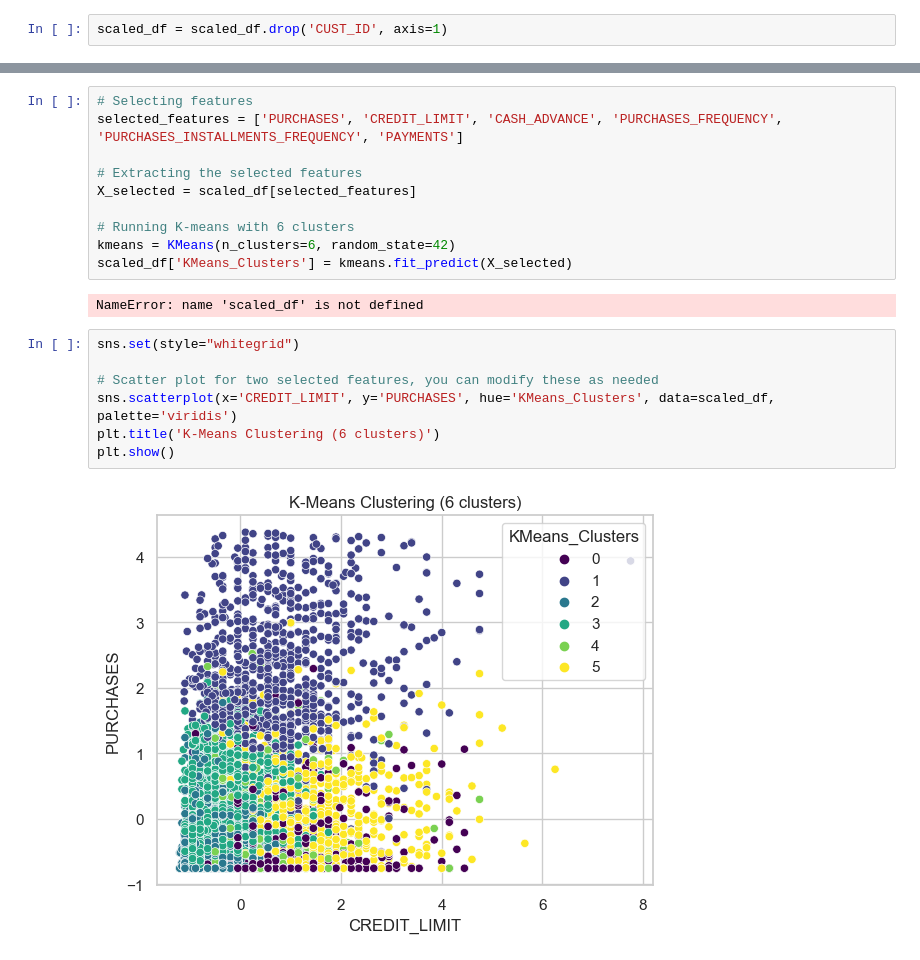
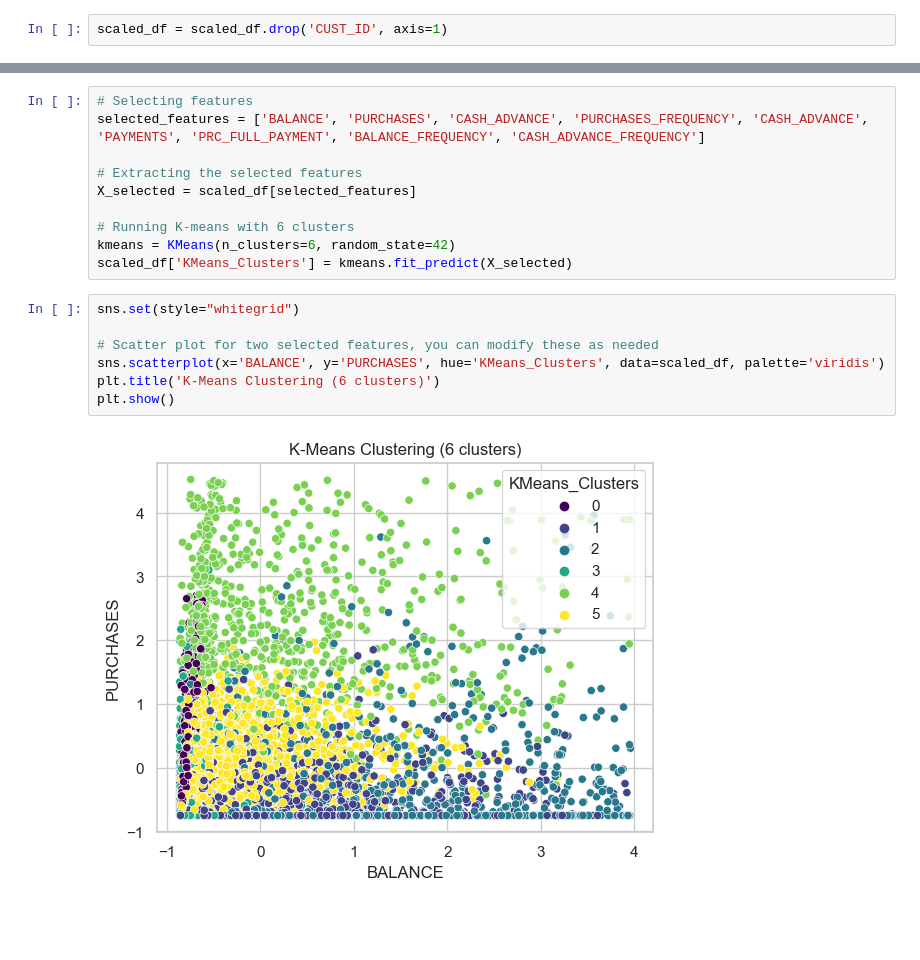
Before and after one commit to arshiaarora10/DatascienceAA, a Jupyter notebook: Fall Term/Assignment2Fall.ipynb, the cells around one changed output, grey strips where cells are left out. Drawn from its saved outputs; the diff is of its cells as text; blank space fills up the shorter version.

```diff
--- a/Fall Term/Assignment2Fall.ipynb
+++ b/Fall Term/Assignment2Fall.ipynb
@@ -339,6 +395,7 @@ plt.show()
 # %%
 # Selecting features
-selected_features = ['PURCHASES', 'CREDIT_LIMIT', 'CASH_ADVANCE', 'PURCHASES_FREQUENCY', 'PURCHASES_INSTALLMENTS_FREQUENCY', 'PAYMENTS']
+selected_features = ['BALANCE', 'PURCHASES', 'CASH_ADVANCE', 'PURCHASES_FREQUENCY', 'CASH_ADVANCE',
+'PAYMENTS', 'PRC_FULL_PAYMENT', 'BALANCE_FREQUENCY', 'CASH_ADVANCE_FREQUENCY']
 
 # Extracting the selected features
 X_selected = scaled_df[selected_features]
@@ -346,17 +403,15 @@ X_selected = scaled_df[selected_features]
 # Running K-means with 6 clusters
 kmeans = KMeans(n_clusters=6, random_state=42)
 scaled_df['KMeans_Clusters'] = kmeans.fit_predict(X_selected)
-# %% [output]
-NameError: name 'scaled_df' is not defined
 # %%
 sns.set(style="whitegrid")
 
 # Scatter plot for two selected features, you can modify these as needed
-sns.scatterplot(x='CREDIT_LIMIT', y='PURCHASES', hue='KMeans_Clusters', data=scaled_df, palette='viridis')
+sns.scatterplot(x='BALANCE', y='PURCHASES', hue='KMeans_Clusters', data=scaled_df, palette='viridis')
 plt.title('K-Means Clustering (6 clusters)')
 plt.show()
 # %% [output]
-[figure, old version]
+[figure, new version]
 # %%
 sns.set(style="whitegrid")
 
```
Also changed, not shown: parts of 27 cells of this notebook, 13 other files.
